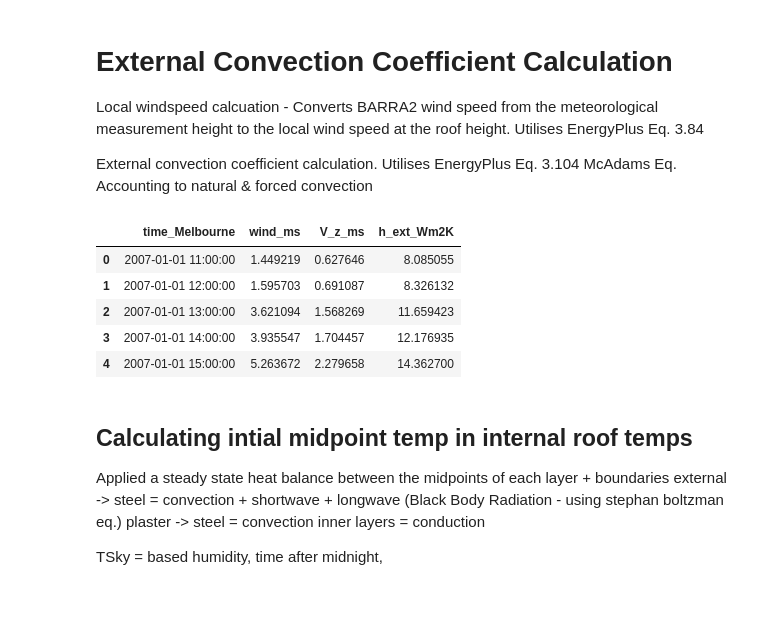
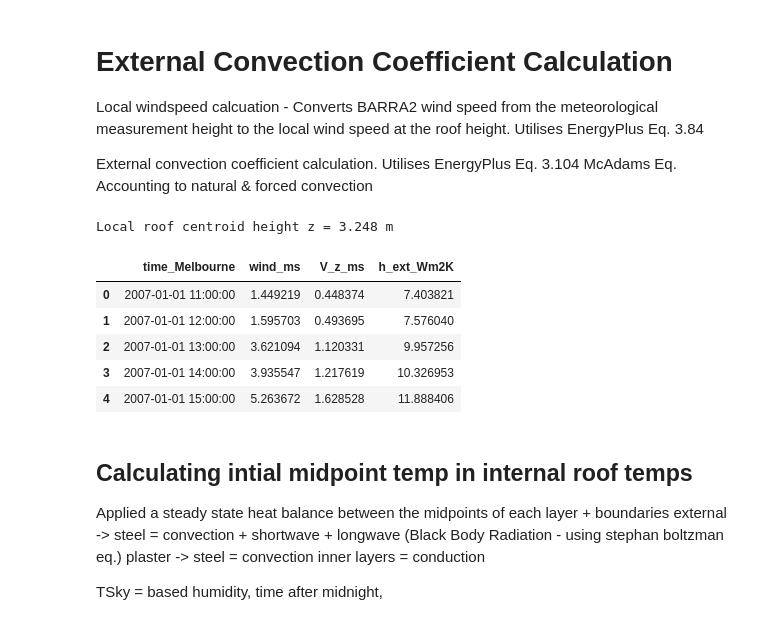
Before and after one commit to rz-choongy/Raising-Rooves-Model, a Jupyter notebook: stage3_thermal/Final_Heat_Ingress_Model.ipynb, the cells around one changed output. Drawn from its saved outputs; the diff is of its cells as text; code cells hidden in the pictures.

```diff
--- a/stage3_thermal/Final_Heat_Ingress_Model.ipynb
+++ b/stage3_thermal/Final_Heat_Ingress_Model.ipynb
@@ -101,13 +97,19 @@ Roof_Layers(Material_type='Concrete', Thickness_m=0.017140115, Density_Kg_m3=190
 # %%
 # defining indoor boundary temperature condition
 T_indoor_C = 20
-# Defining Roof height above ground - Later this should come from Table 2
-z_roof_m = 9
+
 # DEFINING PARAMETERS - LATER TO BE REPLACED BY INPUT TABLES
 # Dummy roof parameters until data is available
 roof_plan_area = 120 # the birdseye roof area (plan area) {m^2}
 roof_tilt = 20  # roof pitch (degrees)
 roof_azimuth = 0  # direction roof faces
+
+F_sky = 0.5*(1+np.cos(np.radians(roof_tilt))) # view factor to sky for tilted roof
+F_ground = 1-F_sky # view factor to ground for tilted roof
+
+# override the default thicnkess value with adaptive value dependant on plan area and pitch value, assuming a rectangualr floor plan with 2:1 ratio
+cavity_thickness_avg = (1/4)*np.sqrt(roof_plan_area/2)*np.tan(np.radians(roof_tilt))
+
 # Assumption: simple roof split into two equal roof planes
 roof_planes = pd.DataFrame({
     "roof_plane_id": ["roof_plane_1","roof_plane_2"],
@@ -118,8 +120,9 @@ roof_planes = pd.DataFrame({
     # Direction each plane faces
     "azimuth_deg":[roof_azimuth,(roof_azimuth+180)%360],})
 # Convert bird's-eye area into actual sloped roof surface area
-roof_planes["actual_area"] = (roof_planes["plan_area"]/np.cos(np.radians(roof_planes["tilt_deg"])))
+roof_planes["actual_area"] = roof_planes["plan_area"]/np.cos(np.radians(roof_planes["tilt_deg"]))
+actual_roof_area = roof_planes["actual_area"].sum()
+
+print(f"Average cavity thickness = {cavity_thickness_avg:.3f} m")
 display(roof_planes)
-# defining variable for the total actual roof area
-actual_roof_area = roof_planes["actual_area"].sum()
 # %% [output]
@@ -137,9 +141,7 @@ def q_sw_absorbed(rsdsdir_Wm2, rsdsdif_Wm2, alpha):
     # Absorbed shortwave radiation for the plan roof area surface
     q_sw_W_m2 = alpha*(rsdsdir_Wm2+rsdsdif_Wm2)
     return q_sw_W_m2
-def q_sw_absorbed_pv(rsdsdif_Wm2, alpha):
-    q_sw_pv = alpha*rsdsdif_Wm2
-    return q_sw_pv
+
 
 # Copy weather table so we can add model outputs without changing the original weather data
 roof_sw_table = barra_table.copy(); roof_sw_table = roof_sw_table.drop(columns=["time_UTC"])
@@ -152,9 +154,8 @@ for roof_type in roof_types:
     roof = roof_layers_table[roof_type]
     alpha = roof.Absorptivity; alpha_cool = roof.Absorptivity_cool
     roof_sw_table[f"sw_absorbed_W_m2_{roof_type}"] = roof_sw_table.apply(lambda row: q_sw_absorbed(row["rsdsdir_Wm2"], row["rsdsdif_Wm2"], alpha), axis=1)
-    roof_sw_table[f"sw_pv_W_m2_{roof_type}"] = roof_sw_table.apply(lambda row: q_sw_absorbed_pv(row["rsdsdif_Wm2"], alpha), axis=1)
     roof_sw_table[f"sw_absorbed_W_m2_{roof_type}_cool"] = roof_sw_table.apply(lambda row: q_sw_absorbed(row["rsdsdir_Wm2"], row["rsdsdif_Wm2"], alpha_cool), axis=1)
-    roof_sw_table[f"sw_pv_W_m2_{roof_type}_cool"] = roof_sw_table.apply(lambda row: q_sw_absorbed_pv(row["rsdsdif_Wm2"], alpha_cool), axis=1)
+
 # Show the first few hourly results
 display(roof_sw_table.head())
 # %% [output]
@@ -172,25 +172,38 @@ Local windspeed calcuation - Converts BARRA2 wind speed from the meteorological
 
 External convection coefficient calculation. Utilises EnergyPlus Eq. 3.104 McAdams Eq. Accounting to natural & forced convection
 # %%
+
 #LOCAL WINDSPEED CALCULATION
 # Site terrain values:  Current assumption: towns/cities
 alpha = 0.33; delta = 460
 # Meteorological station values:
 z_met_m = 10 # assump = EnergyPlus default wind measurement height is 10 m
 alpha_met = 0.14 # assump = open country
 delta_met = 270 # assump = open country
+#####
+Z = 2.4 + roof_layers_table["Insulation_old"].Thickness_m + roof_layers_table["Plaster"].Thickness_m + cavity_thickness_avg
+print(f"Local roof centroid height z = {Z:.3f} m")
 # Calculate local wind speed at roof height and append to shortwave table
-roof_sw_table["V_z_ms"] = roof_sw_table["wind_ms"]*(delta_met/z_met_m)**alpha_met*(z_roof_m/delta)**alpha
-# External convection coefficient calculation and append to shortwave table
-roof_sw_table["h_ext_Wm2K"] = 5.7+3.8*roof_sw_table["V_z_ms"]
+def local_wind_and_h_ext(wind_ms, Z):
+    #Convert meteorological wind speed to local roof-height wind speed and McAdams h_ex
+    V_z_ms = wind_ms*(delta_met/z_met_m)**alpha_met*(Z/delta)**alpha
+    h_ext_Wm2K = 5.7 + 3.8*V_z_ms
+    return V_z_ms, h_ext_Wm2K
+
+# These series are specific to the CURRENT HOUSE geometry.
+# When the building input table is activated, call this function separately for
+# each house after calculating that house's z_roof_m.
+roof_sw_table["V_z_ms"], roof_sw_table["h_ext_Wm2K"] = local_wind_and_h_ext(roof_sw_table["wind_ms"],Z)
+
 display(roof_sw_table[["time_Melbourne","wind_ms","V_z_ms","h_ext_Wm2K"]].head())
 # %% [output]
+Local roof centroid height z = 3.248 m
 |  | time_Melbourne | wind_ms | V_z_ms | h_ext_Wm2K |
-| 0 | 2007-01-01 11:00:00 | 1.449219 | 0.627646 | 8.085055 |
-| 1 | 2007-01-01 12:00:00 | 1.595703 | 0.691087 | 8.326132 |
-| 2 | 2007-01-01 13:00:00 | 3.621094 | 1.568269 | 11.659423 |
-| 3 | 2007-01-01 14:00:00 | 3.935547 | 1.704457 | 12.176935 |
-| 4 | 2007-01-01 15:00:00 | 5.263672 | 2.279658 | 14.362700 |
+| 0 | 2007-01-01 11:00:00 | 1.449219 | 0.448374 | 7.403821 |
+| 1 | 2007-01-01 12:00:00 | 1.595703 | 0.493695 | 7.576040 |
+| 2 | 2007-01-01 13:00:00 | 3.621094 | 1.120331 | 9.957256 |
+| 3 | 2007-01-01 14:00:00 | 3.935547 | 1.217619 | 10.326953 |
+| 4 | 2007-01-01 15:00:00 | 5.263672 | 1.628528 | 11.888406 |
 # %% [markdown]
 ## Calculating intial midpoint temp in internal roof temps
 
```
Also changed, not shown: parts of 8 cells of this notebook, 5 other files.
